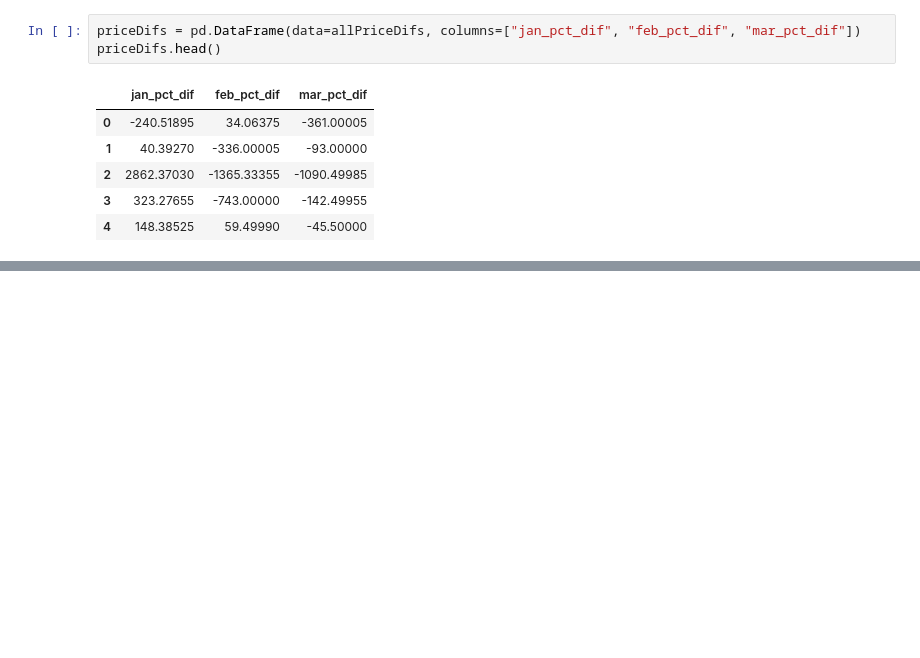
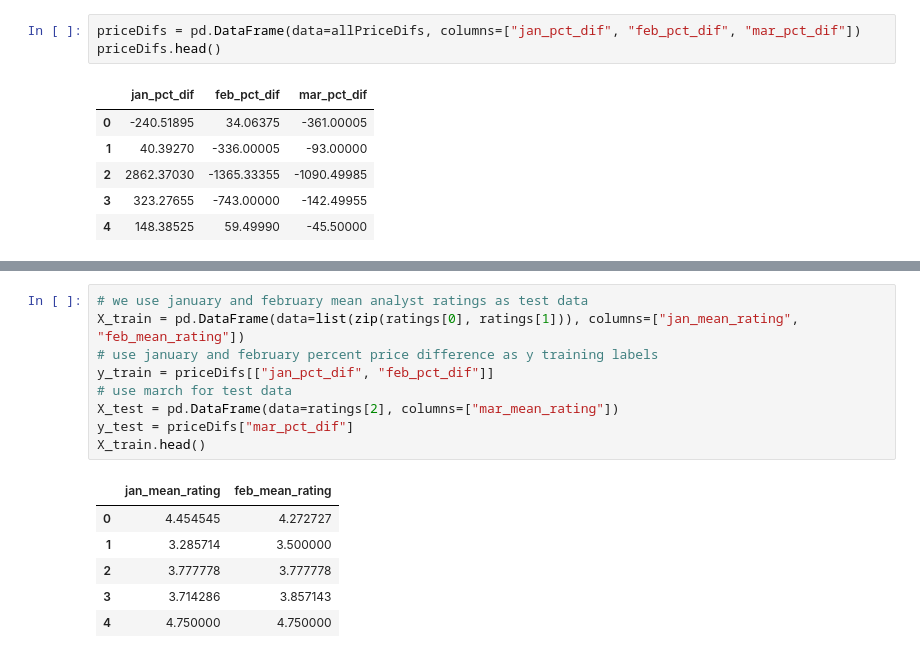
Before and after one commit to jgross962/515Project, a Jupyter notebook: bayesian-analysis.ipynb, the cells around one changed output, grey strips where cells are left out. Drawn from its saved outputs; the diff is of its cells as text; blank space fills up the shorter version.

```diff
--- a/bayesian-analysis.ipynb
+++ b/bayesian-analysis.ipynb
@@ -151,3 +169,19 @@ y_test = priceDifs["mar_pct_dif"]
+# %%
+# we use january and february mean analyst ratings as test data
+X_train = pd.DataFrame(data=list(zip(ratings[0], ratings[1])), columns=["jan_mean_rating", "feb_mean_rating"])
+# use january and february percent price difference as y training labels
+y_train = priceDifs[["jan_pct_dif", "feb_pct_dif"]]
+# use march for test data
+X_test = pd.DataFrame(data=ratings[2], columns=["mar_mean_rating"])
+y_test = priceDifs["mar_pct_dif"]
+X_train.head()
+# %% [output]
+|  | jan_mean_rating | feb_mean_rating |
+| 0 | 4.454545 | 4.272727 |
+| 1 | 3.285714 | 3.500000 |
+| 2 | 3.777778 | 3.777778 |
+| 3 | 3.714286 | 3.857143 |
+| 4 | 4.750000 | 4.750000 |
 # %%
 # we make a different model for each stock and test many different regressors.
 n, d = X_train.shape
```
Also changed, not shown: parts of 8 cells of this notebook.
